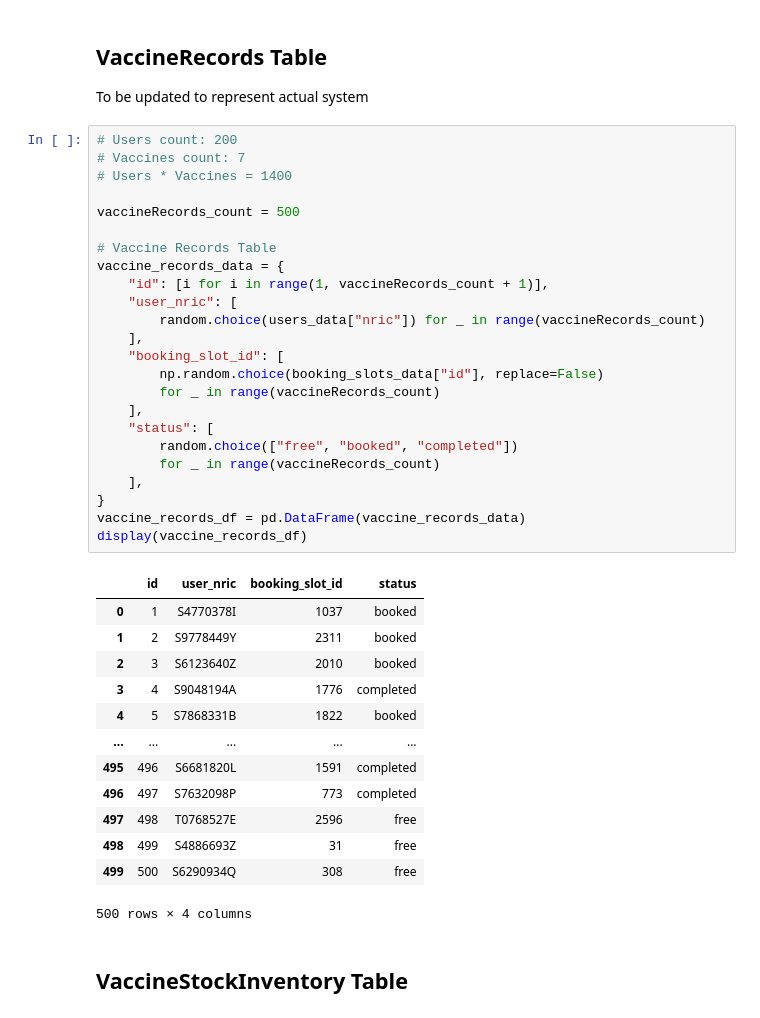
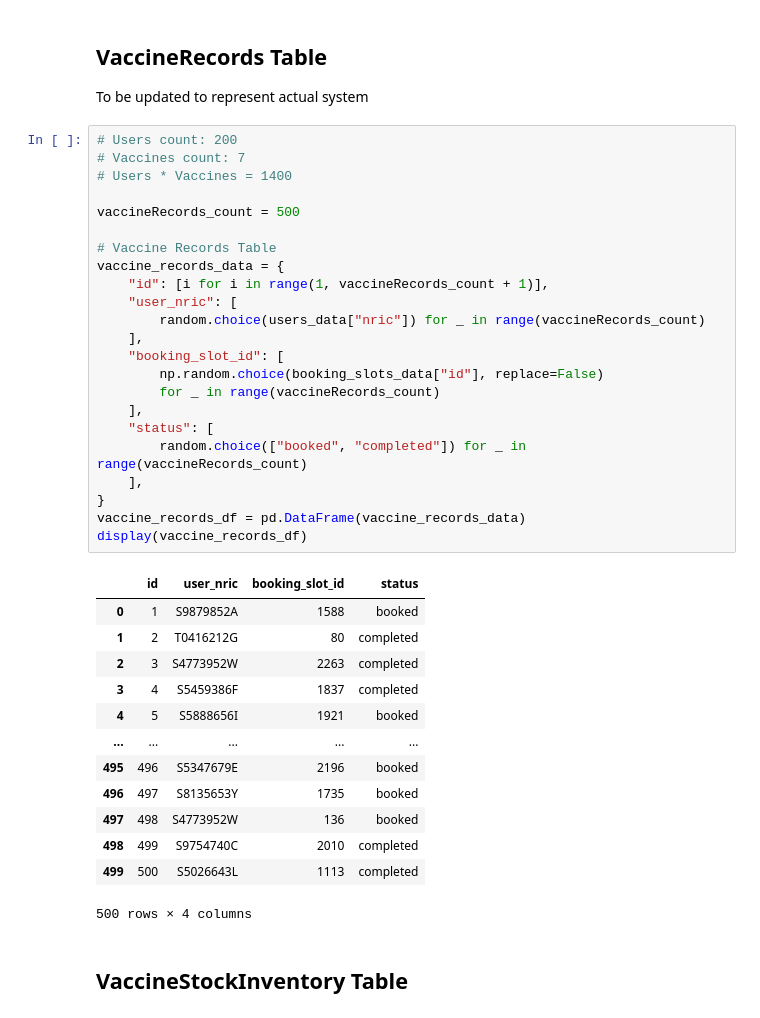
Before and after one commit to 0Upjh80d/agents, a Jupyter notebook: notebooks/genarate_database.ipynb, the cells around one changed output. Saved outputs shown, nothing was run; the diff lists cells and outputs as text.

```diff
--- a/notebooks/genarate_database.ipynb
+++ b/notebooks/genarate_database.ipynb
@@ -771,40 +753,39 @@ To be updated to represent actual system
 # %%
 # Users count: 200
 # Vaccines count: 7
 # Users * Vaccines = 1400
 
 vaccineRecords_count = 500
 
 # Vaccine Records Table
 vaccine_records_data = {
     "id": [i for i in range(1, vaccineRecords_count + 1)],
     "user_nric": [
         random.choice(users_data["nric"]) for _ in range(vaccineRecords_count)
     ],
     "booking_slot_id": [
         np.random.choice(booking_slots_data["id"], replace=False)
         for _ in range(vaccineRecords_count)
     ],
     "status": [
-        random.choice(["free", "booked", "completed"])
-        for _ in range(vaccineRecords_count)
+        random.choice(["booked", "completed"]) for _ in range(vaccineRecords_count)
     ],
 }
 vaccine_records_df = pd.DataFrame(vaccine_records_data)
 display(vaccine_records_df)
 # %% [output]
 |  | id | user_nric | booking_slot_id | status |
-| 0 | 1 | S4770378I | 1037 | booked |
-| 1 | 2 | S9778449Y | 2311 | booked |
-| 2 | 3 | S6123640Z | 2010 | booked |
-| 3 | 4 | S9048194A | 1776 | completed |
-| 4 | 5 | S7868331B | 1822 | booked |
+| 0 | 1 | S9879852A | 1588 | booked |
+| 1 | 2 | T0416212G | 80 | completed |
+| 2 | 3 | S4773952W | 2263 | completed |
+| 3 | 4 | S5459386F | 1837 | completed |
+| 4 | 5 | S5888656I | 1921 | booked |
 | ... | ... | ... | ... | ... |
-| 495 | 496 | S6681820L | 1591 | completed |
-| 496 | 497 | S7632098P | 773 | completed |
-| 497 | 498 | T0768527E | 2596 | free |
-| 498 | 499 | S4886693Z | 31 | free |
-| 499 | 500 | S6290934Q | 308 | free |
+| 495 | 496 | S5347679E | 2196 | booked |
+| 496 | 497 | S8135653Y | 1735 | booked |
+| 497 | 498 | S4773952W | 136 | booked |
+| 498 | 499 | S9754740C | 2010 | completed |
+| 499 | 500 | S5026643L | 1113 | completed |
 500 rows × 4 columns
 # %% [markdown]
 ## VaccineStockInventory Table
```
Also changed, not shown: parts of 12 cells of this notebook.
